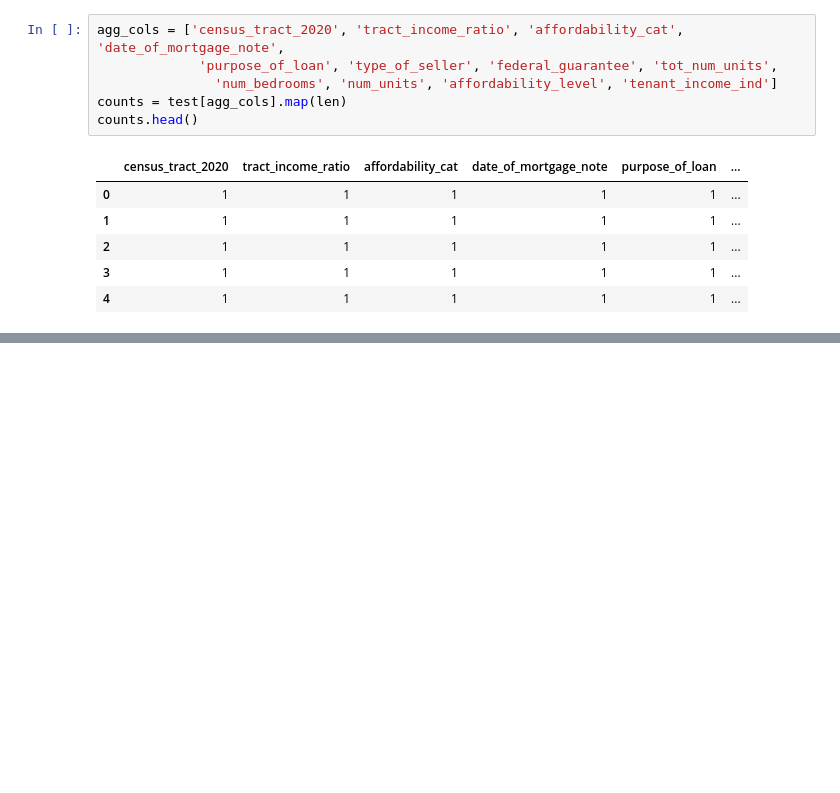
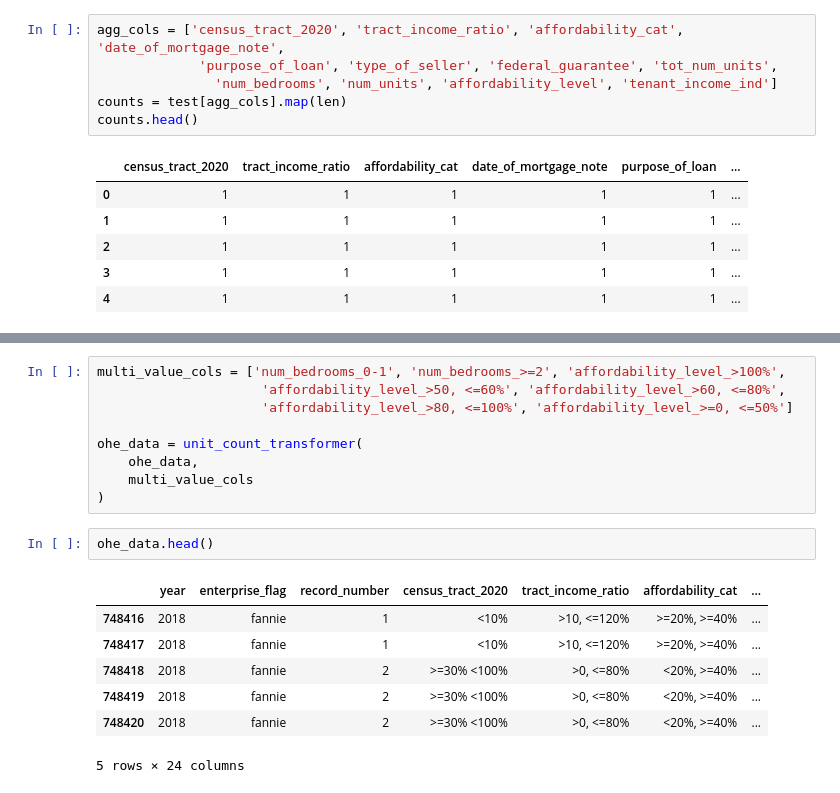
Before and after one commit to mango459/CS504-Project, a Jupyter notebook: shane_CS504_feature_engineering.ipynb, the cells around one changed output, grey strips where cells are left out. Saved outputs shown, nothing was run; the diff lists cells and outputs as text; blank space fills up the shorter version.

```diff
--- a/shane_CS504_feature_engineering.ipynb
+++ b/shane_CS504_feature_engineering.ipynb
@@ -63,0 +76,19 @@ ohe_data.head()
+# %%
+multi_value_cols = ['num_bedrooms_0-1', 'num_bedrooms_>=2', 'affordability_level_>100%',
+                     'affordability_level_>50, <=60%', 'affordability_level_>60, <=80%',
+                     'affordability_level_>80, <=100%', 'affordability_level_>=0, <=50%']
+
+ohe_data = unit_count_transformer(
+    ohe_data,
+    multi_value_cols
+)
+# %%
+ohe_data.head()
+# %% [output]
+|  | year | enterprise_flag | record_number | census_tract_2020 | tract_income_ratio | affordability_cat | ... |
+| 748416 | 2018 | fannie | 1 | <10% | >10, <=120% | >=20%, >=40% | ... |
+| 748417 | 2018 | fannie | 1 | <10% | >10, <=120% | >=20%, >=40% | ... |
+| 748418 | 2018 | fannie | 2 | >=30% <100% | >0, <=80% | <20%, >=40% | ... |
+| 748419 | 2018 | fannie | 2 | >=30% <100% | >0, <=80% | <20%, >=40% | ... |
+| 748420 | 2018 | fannie | 2 | >=30% <100% | >0, <=80% | <20%, >=40% | ... |
+5 rows × 24 columns
```
Also changed, not shown: parts of 12 cells of this notebook, 1 other file.
